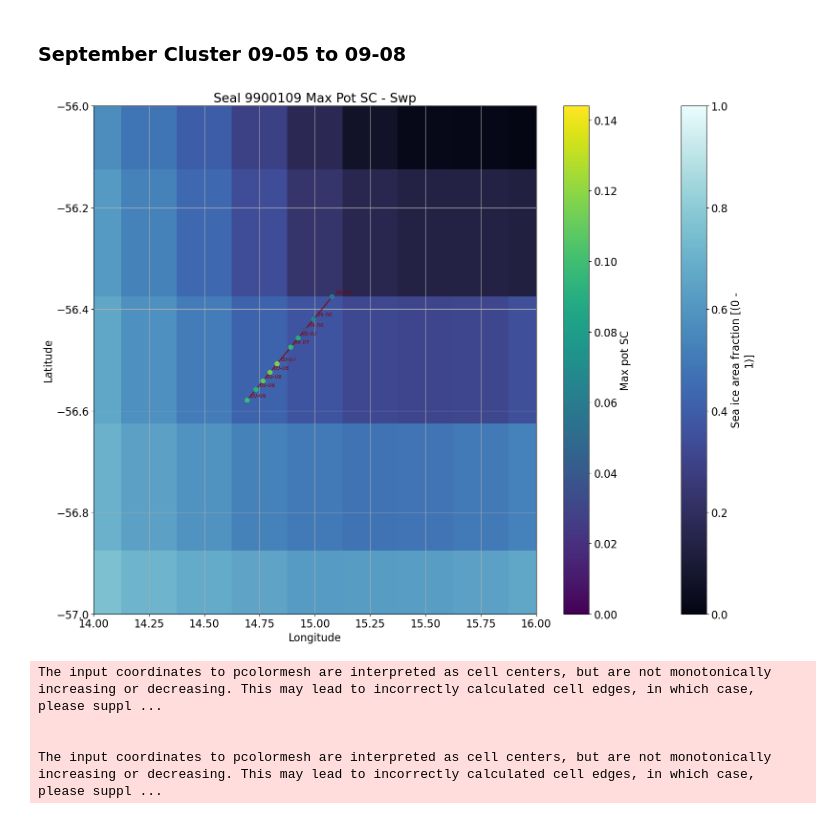
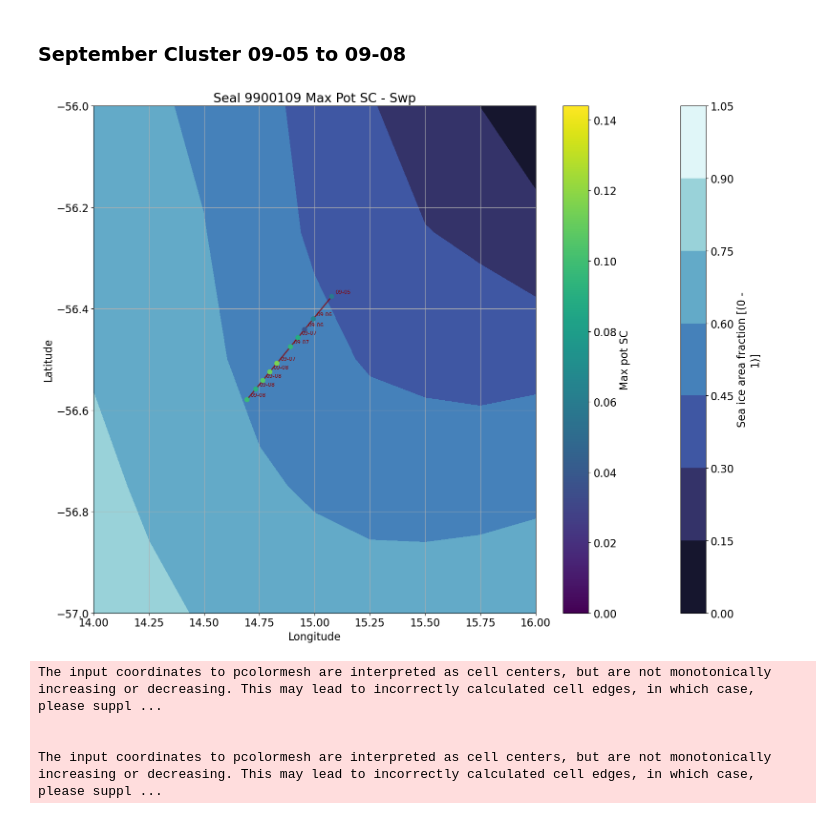
Before and after one commit to marlene-schramm/MSc_data_analysis, a Jupyter notebook: observations_reanalysis/supercooled_profiles_SEAL9900109.ipynb, the cells around one changed output. Saved outputs shown, nothing was run; the diff lists cells and outputs as text; code cells hidden in the pictures.

Commit message:
maps to contourplot & plot selected profiles

```diff
--- a/observations_reanalysis/supercooled_profiles_SEAL9900109.ipynb
+++ b/observations_reanalysis/supercooled_profiles_SEAL9900109.ipynb
@@ -679,10 +678,3 @@ df_seaice_cluster09_mean = df_seaice_cluster09.mean("time")
-# %%
-# daily sea ice concentration in this cluster
-df_seaice_cluster09 = df_seaice_daily.sel(time=slice("2008-09-04", "2008-09-08"))
-fig = surface_animation(df_seaice_cluster09, "siconc", "ERA5", "time", "longitude", "latitude", "ice")
-fig.write_html("seaice_animation_cluster09.html")
-# cluster average
-df_seaice_cluster09_mean = df_seaice_cluster09.mean("time")
 # %%
 # MOVEMENT OF SEAL WITH MAX POT SC
 
@@ -690,38 +682,38 @@ df_seaice_cluster09_mean = df_seaice_cluster09.mean("time")
 plt.figure(figsize=(16, 12))
 
 # plot sea ice concentration
-df_seaice_cluster09.siconc.isel(time=0).plot(cmap = cmo.ice, vmin = 0, vmax = 1)
+df_seaice_cluster09.siconc.isel(time=0).plot.contourf(cmap = cmo.ice, vmin = 0, vmax = 1)
 
 # Draw the path line
 plt.plot(data1_all_cluster09['lon'], data1_all_cluster09['lat'], '.-', linewidth=2, alpha=0.7, label='Movement Path', color = "darkred")
 
 
 # Add scatter points with SC coloring
 scatter = plt.scatter(data1_all_cluster09['lon'], data1_all_cluster09['lat'], c=-data1_all_cluster09["max_ps"], cmap='viridis',
                       s=60, edgecolors='none', zorder=3, label='Locations', vmin =0, vmax = 0.144)
 
 # Apply the formatter to the colorbar
 cbar = plt.colorbar(scatter)
 cbar.set_label('Max pot SC')
 
 # Annotate points with time
 for i, row in data1_all_cluster09.iterrows():
     plt.annotate(row['datetimes'].strftime('%m-%d'), (row['lon'], row['lat']),
                  textcoords="offset points", xytext=(5,5), ha='left', fontsize=8, zorder=4, color = "darkred")
 
 # Label axes
 plt.xlabel('Longitude')
 plt.ylabel('Latitude')
 plt.title('Seal 9900109 Max Pot SC - Swp')
 
 plt.xlim(14,16)
 plt.ylim(-57,-56)
 
 plt.grid(True)
 plt.tight_layout()
 plt.show()
 # %% [output]
-[figure, old version]
+[figure, new version]
 # %%
 fig, ax = plt.subplots(1,2, figsize = (20,5))
 
```
Also changed, not shown: parts of 10 cells of this notebook.
